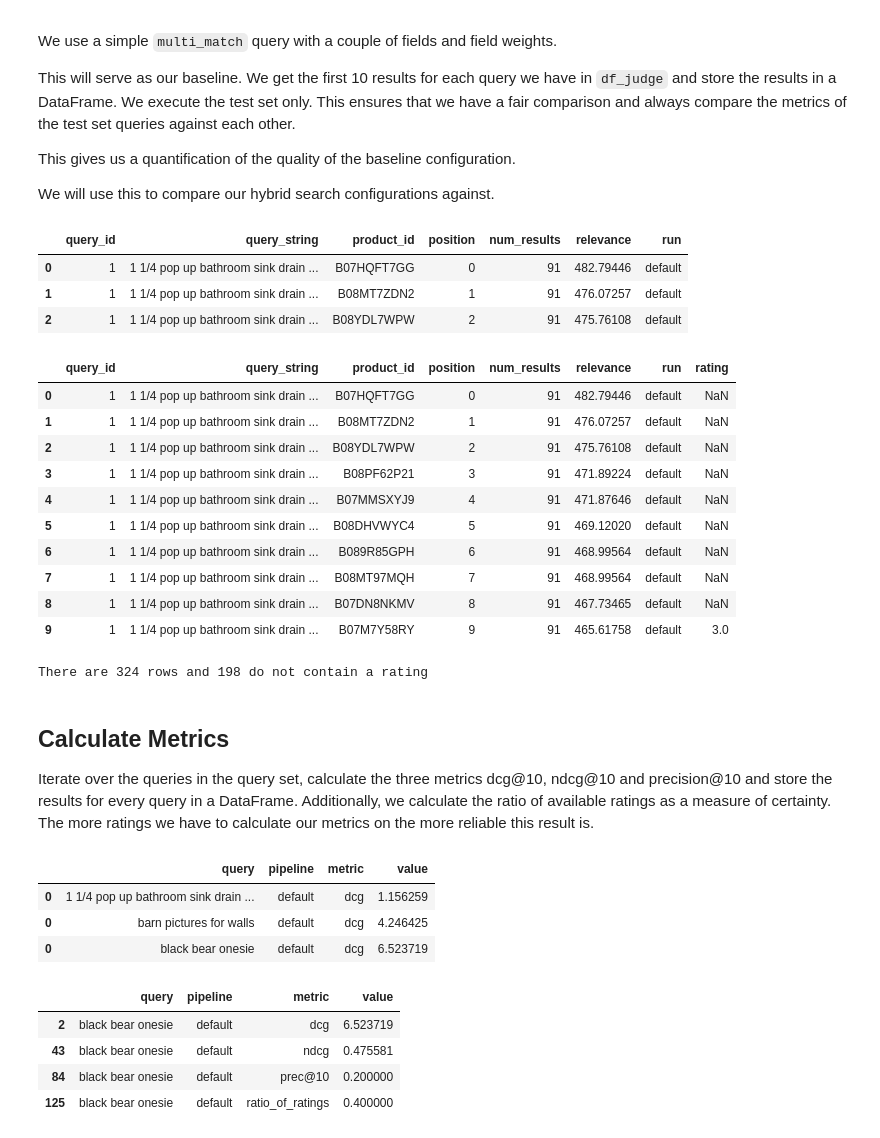
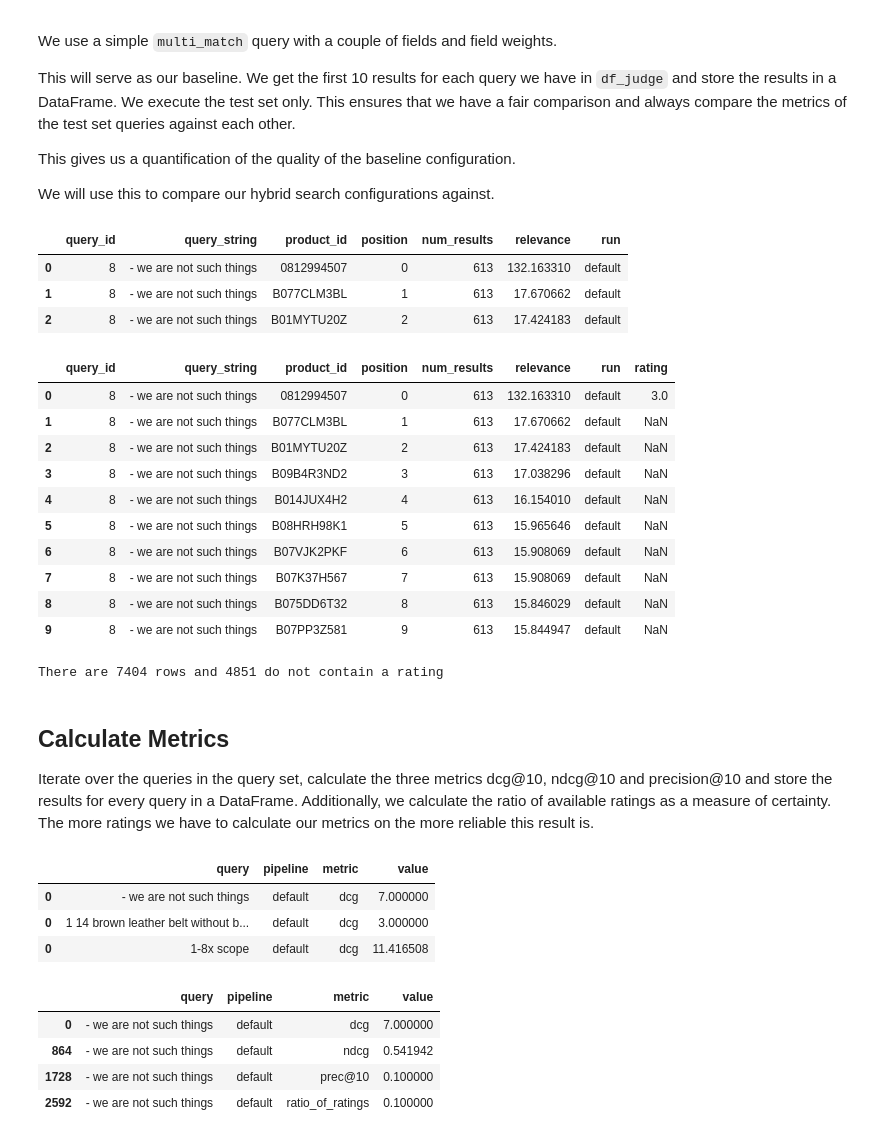
Before and after one commit to o19s/opensearch-hybrid-search-optimization, a Jupyter notebook: notebooks/3_Baseline_Search_and_Metrics.ipynb, the cells around one changed output. Saved outputs shown, nothing was run; the diff lists cells and outputs as text; code cells hidden in the pictures.

```diff
--- a/notebooks/3_Baseline_Search_and_Metrics.ipynb
+++ b/notebooks/3_Baseline_Search_and_Metrics.ipynb
@@ -35,7 +35,7 @@ We randomly sampled two query sets based on the ESCI dataset:
 Both are split into training (80 %) and test (20 %) set.
 # %%
 # Set the boolean value accordingly to use either the small (small_b = True) or the large dataset (small_b = False).
-small_b = True
+small_b = False
 
 if small_b:
     df_train = pd.read_csv('../data/query_train_small.csv')
@@ -212,9 +212,9 @@ for query in tqdm_notebook(df_query_idx[df_query_idx['query'].isin(df_test['quer
 df_relevance.head(3)
 # %% [output]
 |  | query_id | query_string | product_id | position | num_results | relevance | run |
-| 0 | 1 | 1 1/4 pop up bathroom sink drain ... | B07HQFT7GG | 0 | 91 | 482.79446 | default |
-| 1 | 1 | 1 1/4 pop up bathroom sink drain ... | B08MT7ZDN2 | 1 | 91 | 476.07257 | default |
-| 2 | 1 | 1 1/4 pop up bathroom sink drain ... | B08YDL7WPW | 2 | 91 | 475.76108 | default |
+| 0 | 8 | - we are not such things | 0812994507 | 0 | 613 | 132.163310 | default |
+| 1 | 8 | - we are not such things | B077CLM3BL | 1 | 613 | 17.670662 | default |
+| 2 | 8 | - we are not such things | B01MYTU20Z | 2 | 613 | 17.424183 | default |
 # %%
 # Make sure ids are strings - otherwise the merge operation might cause an error
 df_relevance['query_id'] = df_relevance['query_id'].astype(str)
@@ -229,22 +229,22 @@ df_merged = df_merged.drop(columns=['query', 'docid', 'idx'])
 df_merged.head(10)
 # %% [output]
 |  | query_id | query_string | product_id | position | num_results | relevance | run | rating |
-| 0 | 1 | 1 1/4 pop up bathroom sink drain ... | B07HQFT7GG | 0 | 91 | 482.79446 | default | NaN |
-| 1 | 1 | 1 1/4 pop up bathroom sink drain ... | B08MT7ZDN2 | 1 | 91 | 476.07257 | default | NaN |
-| 2 | 1 | 1 1/4 pop up bathroom sink drain ... | B08YDL7WPW | 2 | 91 | 475.76108 | default | NaN |
-| 3 | 1 | 1 1/4 pop up bathroom sink drain ... | B08PF62P21 | 3 | 91 | 471.89224 | default | NaN |
-| 4 | 1 | 1 1/4 pop up bathroom sink drain ... | B07MMSXYJ9 | 4 | 91 | 471.87646 | default | NaN |
-| 5 | 1 | 1 1/4 pop up bathroom sink drain ... | B08DHVWYC4 | 5 | 91 | 469.12020 | default | NaN |
-| 6 | 1 | 1 1/4 pop up bathroom sink drain ... | B089R85GPH | 6 | 91 | 468.99564 | default | NaN |
-| 7 | 1 | 1 1/4 pop up bathroom sink drain ... | B08MT97MQH | 7 | 91 | 468.99564 | default | NaN |
-| 8 | 1 | 1 1/4 pop up bathroom sink drain ... | B07DN8NKMV | 8 | 91 | 467.73465 | default | NaN |
-| 9 | 1 | 1 1/4 pop up bathroom sink drain ... | B07M7Y58RY | 9 | 91 | 465.61758 | default | 3.0 |
+| 0 | 8 | - we are not such things | 0812994507 | 0 | 613 | 132.163310 | default | 3.0 |
+| 1 | 8 | - we are not such things | B077CLM3BL | 1 | 613 | 17.670662 | default | NaN |
+| 2 | 8 | - we are not such things | B01MYTU20Z | 2 | 613 | 17.424183 | default | NaN |
+| 3 | 8 | - we are not such things | B09B4R3ND2 | 3 | 613 | 17.038296 | default | NaN |
+| 4 | 8 | - we are not such things | B014JUX4H2 | 4 | 613 | 16.154010 | default | NaN |
+| 5 | 8 | - we are not such things | B08HRH98K1 | 5 | 613 | 15.965646 | default | NaN |
+| 6 | 8 | - we are not such things | B07VJK2PKF | 6 | 613 | 15.908069 | default | NaN |
+| 7 | 8 | - we are not such things | B07K37H567 | 7 | 613 | 15.908069 | default | NaN |
+| 8 | 8 | - we are not such things | B075DD6T32 | 8 | 613 | 15.846029 | default | NaN |
+| 9 | 8 | - we are not such things | B07PP3Z581 | 9 | 613 | 15.844947 | default | NaN |
 # %%
 # Count the rows without ratings - the higher the count is the less reliable the results will be
 nan_count_rating = df_merged['rating'].isna().sum()
 print(f"There are {df_merged.shape[0]} rows and {nan_count_rating} do not contain a rating")
 # %% [output]
-There are 324 rows and 198 do not contain a rating
+There are 7404 rows and 4851 do not contain a rating
 # %% [markdown]
 ## Calculate Metrics
 
@@ -280,18 +280,18 @@ df_metrics = pd.concat(df_metrics)
 df_metrics.head(3)
 # %% [output]
 |  | query | pipeline | metric | value |
-| 0 | 1 1/4 pop up bathroom sink drain ... | default | dcg | 1.156259 |
-| 0 | barn pictures for walls | default | dcg | 4.246425 |
-| 0 | black bear onesie | default | dcg | 6.523719 |
+| 0 | - we are not such things | default | dcg | 7.000000 |
+| 0 | 1 14 brown leather belt without b... | default | dcg | 3.000000 |
+| 0 | 1-8x scope | default | dcg | 11.416508 |
 # %%
 # Use a query from the test set to see the different metrics for the query
-df_metrics[df_metrics['query'] == 'black bear onesie']
+df_metrics[df_metrics['query'] == '- we are not such things']
 # %% [output]
 |  | query | pipeline | metric | value |
-| 2 | black bear onesie | default | dcg | 6.523719 |
-| 43 | black bear onesie | default | ndcg | 0.475581 |
-| 84 | black bear onesie | default | prec@10 | 0.200000 |
-| 125 | black bear onesie | default | ratio_of_ratings | 0.400000 |
+| 0 | - we are not such things | default | dcg | 7.000000 |
+| 864 | - we are not such things | default | ndcg | 0.541942 |
+| 1728 | - we are not such things | default | prec@10 | 0.100000 |
+| 2592 | - we are not such things | default | ratio_of_ratings | 0.100000 |
 # %%
 print(f"Average DCG: {df_metrics[df_metrics['metric'] == 'dcg']['value'].mean().round(2)}")
 print(f"Average NDCG: {df_metrics[df_metrics['metric'] == 'ndcg']['value'].mean().round(2)}")
```
Also changed, not shown: parts of 8 cells of this notebook, 16 other files.
